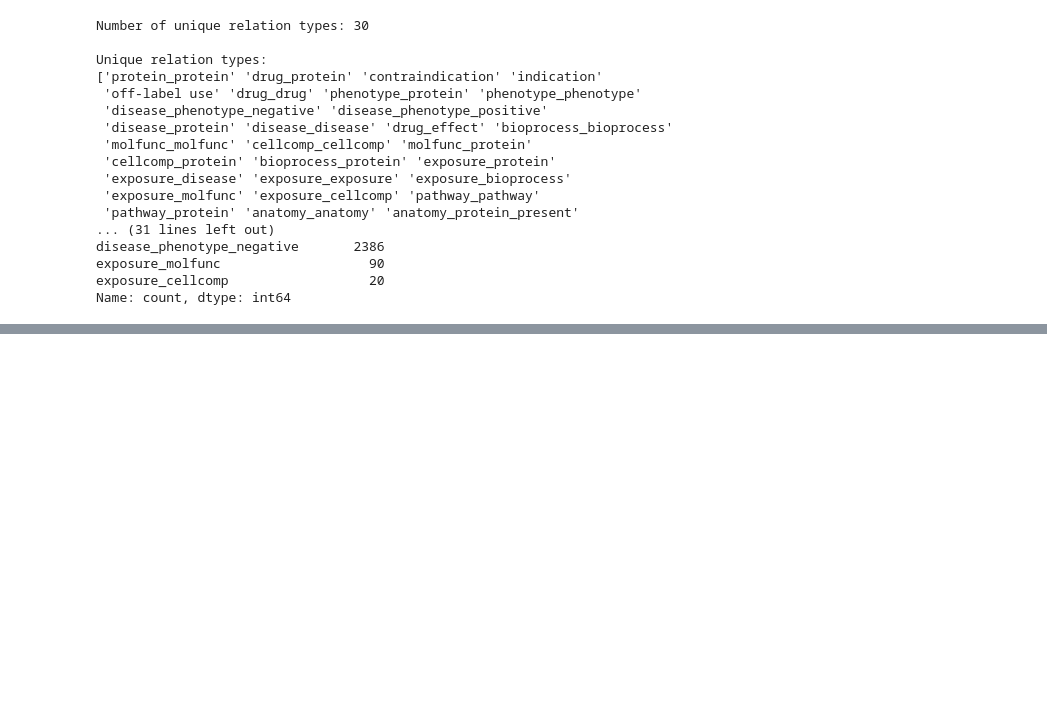
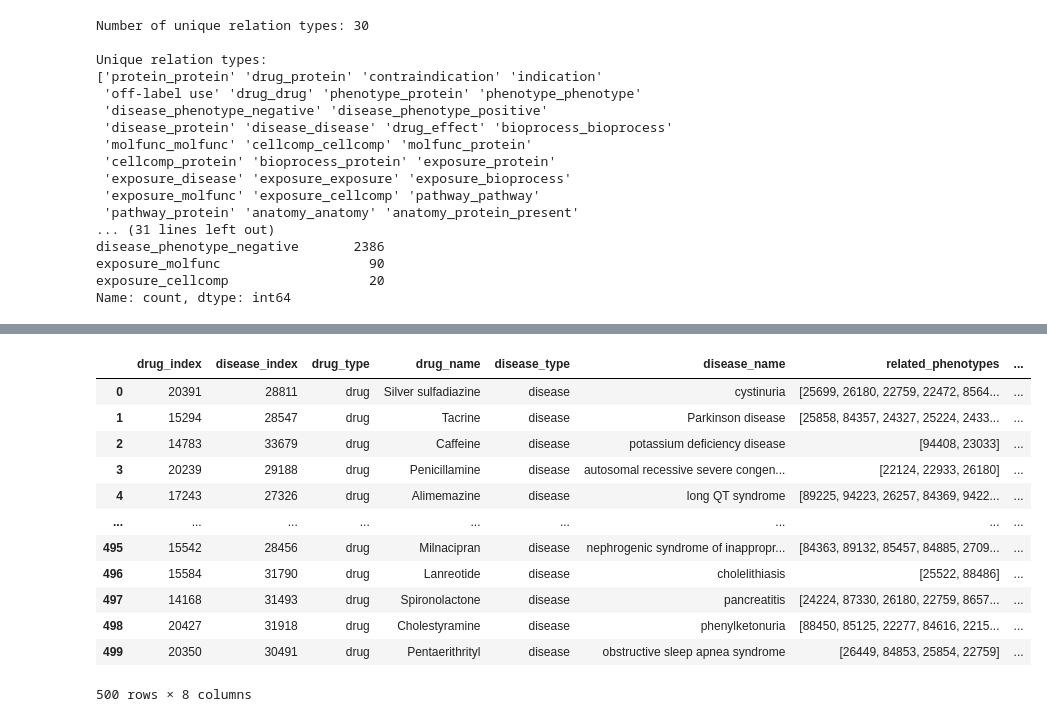
Before and after one commit to jesseliu0913/drug_repurpose, a Jupyter notebook: split_data/analysis_data.ipynb, the cells around one changed output, grey strips where cells are left out. Saved outputs shown, nothing was run; the diff lists cells and outputs as text; code cells hidden in the pictures; blank space fills up the shorter version.

```diff
--- a/split_data/analysis_data.ipynb
+++ b/split_data/analysis_data.ipynb
@@ -990,0 +1134,6 @@ train_data_negative.to_csv('train_data_negative.csv', index=False)
+# %%
+gene_neg_pairs = train_negative_gene_index[['drug_index', 'disease_index']]
+phenotype_neg_pairs = train_negative_phenotype_index[['drug_index', 'disease_index']]
+
+merged_neg_train_index = pd.concat([phenotype_neg_pairs, gene_neg_pairs]).drop_duplicates().reset_index(drop=True)
+merged_neg_train_index
@@ -990,0 +1154,10 @@ train_data_negative.to_csv('train_data_negative.csv', index=False)
+# %%
+remaining_contraindication_index = contraindication_edges_ordered.merge(
+    merged_neg_train_index,
+    on=['drug_index', 'disease_index'],
+    how='left',
+    indicator=True
+)
+
+remaining_contraindication_index = remaining_contraindication_index[remaining_contraindication_index['_merge'] == 'left_only'].drop(columns=['_merge'])
+remaining_contraindication_index
@@ -990,0 +1218,3 @@ train_data_negative.to_csv('train_data_negative.csv', index=False)
+# %%
+test_negative = filtered_remaining_contraindication.sample(n=500, random_state=42).reset_index(drop=True)
+test_negative.to_csv("./data_analysis/test_negative.csv", index=False)
@@ -990,0 +1237,48 @@ train_data_negative.to_csv('train_data_negative.csv', index=False)
+# %%
+test_negative_with_drug = test_negative.merge(
+    df_node,
+    left_on='drug_index',
+    right_on='node_index',
+    how='left'
+).rename(columns={
+    'node_name': 'drug_name',
+    'node_type': 'drug_type'
+}).drop(columns=['node_index'])
+
+test_negative_full = test_negative_with_drug.merge(
+    df_node,
+    left_on='disease_index',
+    right_on='node_index',
+    how='left'
+).rename(columns={
+    'node_name': 'disease_name',
+    'node_type': 'disease_type'
+}).drop(columns=['node_index'])
+
+columns_to_keep = [
+    'drug_index',
+    'disease_index',
+    'drug_type',
+    'drug_name',
+    'disease_type',
+    'disease_name',
+    'related_phenotypes',
+    'related_proteins'
+]
+
+cleaned_test_negative = test_negative_full[columns_to_keep]
+cleaned_test_negative
+# %% [output]
+|  | drug_index | disease_index | drug_type | drug_name | disease_type | disease_name | related_phenotypes | ... |
+| 0 | 20391 | 28811 | drug | Silver sulfadiazine | disease | cystinuria | [25699, 26180, 22759, 22472, 8564... | ... |
+| 1 | 15294 | 28547 | drug | Tacrine | disease | Parkinson disease | [25858, 84357, 24327, 25224, 2433... | ... |
+| 2 | 14783 | 33679 | drug | Caffeine | disease | potassium deficiency disease | [94408, 23033] | ... |
+| 3 | 20239 | 29188 | drug | Penicillamine | disease | autosomal recessive severe congen... | [22124, 22933, 26180] | ... |
+| 4 | 17243 | 27326 | drug | Alimemazine | disease | long QT syndrome | [89225, 94223, 26257, 84369, 9422... | ... |
+| ... | ... | ... | ... | ... | ... | ... | ... | ... |
+| 495 | 15542 | 28456 | drug | Milnacipran | disease | nephrogenic syndrome of inappropr... | [84363, 89132, 85457, 84885, 2709... | ... |
+| 496 | 15584 | 31790 | drug | Lanreotide | disease | cholelithiasis | [25522, 88486] | ... |
+| 497 | 14168 | 31493 | drug | Spironolactone | disease | pancreatitis | [24224, 87330, 26180, 22759, 8657... | ... |
+| 498 | 20427 | 31918 | drug | Cholestyramine | disease | phenylketonuria | [88450, 85125, 22277, 84616, 2215... | ... |
+| 499 | 20350 | 30491 | drug | Pentaerithrityl | disease | obstructive sleep apnea syndrome | [26449, 84853, 25854, 22759] | ... |
+500 rows × 8 columns
```
Also changed, not shown: parts of 110 cells of this notebook, 42 other files.
